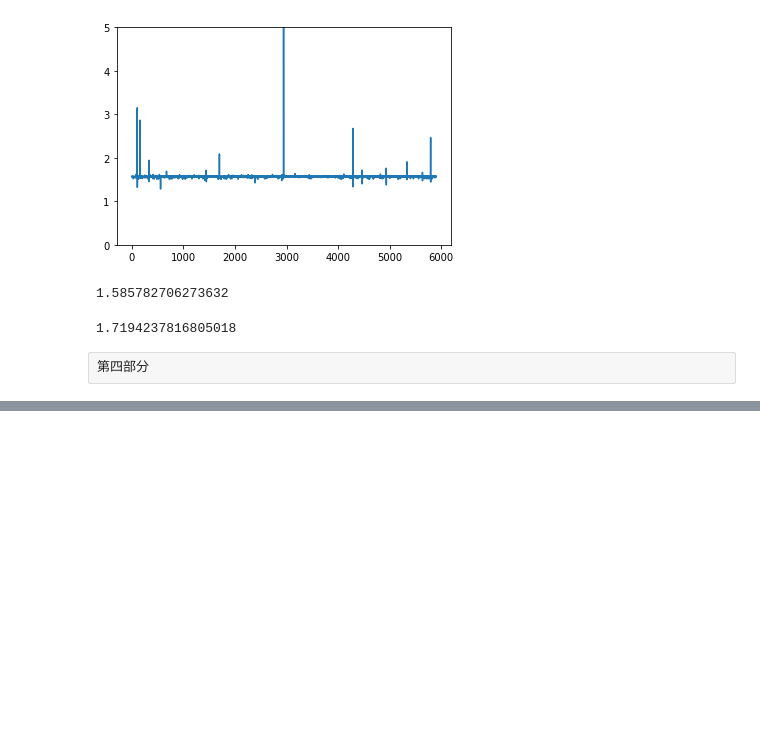
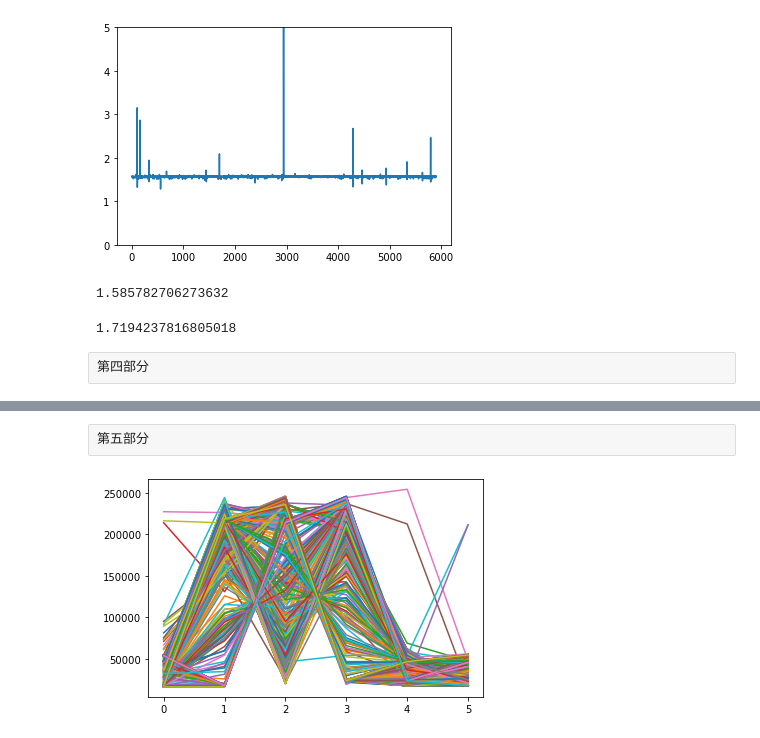
Before and after one commit to Caogod/AlgorithmLearning, a Jupyter notebook: heatthreat_dataanalysisDemo.ipynb, the cells around one changed output, grey strips where cells are left out. Cells and saved outputs as stored; diff of their text form; code cells hidden in the pictures; blank space fills up the shorter version.

```diff
--- a/heatthreat_dataanalysisDemo.ipynb
+++ b/heatthreat_dataanalysisDemo.ipynb
@@ -292,7 +293,7 @@ sum(energy)/len(energy)
 # 导入PHM工具包，使用特征分解功能
 from pyphmtool import feature_explore as fe
 # %%
-df_train = df[['PowerfactorA', 'PowerfactorB', 'PowerfactorC', 'TotalPowerFactor',
+df_train = df[['PowerfactorA', 'PowerfactorB', 'PowerfactorC', 'TotalPowerFactor','totalActivePower',
               'UnbalanceCurrent', 'UnbalanceVoltage', 'a_current','b_current','c_current'
               ]]
 # %%
@@ -325,0 +317,2 @@ train[0]
+# %% [raw]
+第五部分
@@ -325,0 +321,17 @@ train[0]
+# %%
+sample_N = 1000
+pt = []
+s=[]
+while sample_N > 0:
+    seek = np.random.randint(0,len(label))
+    if seek in s:
+        continue
+    if label[seek] + label3[seek] + label2[seek] + label4[seek] >= 1:
+        s.append(seek)
+        pt.append(train[seek]['totalActivePower'].to_list())
+        sample_N -= 1
+# %%
+for item in pt:
+    plt.plot(item)
+# %% [output]
+[figure, added]
```
Also changed, not shown: parts of 10 cells of this notebook.
